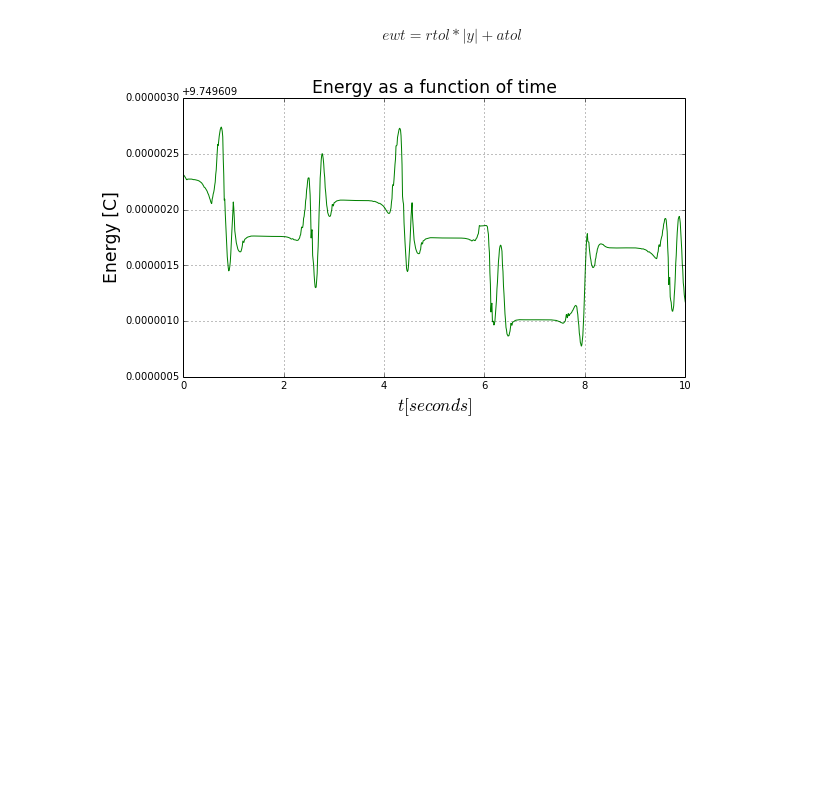
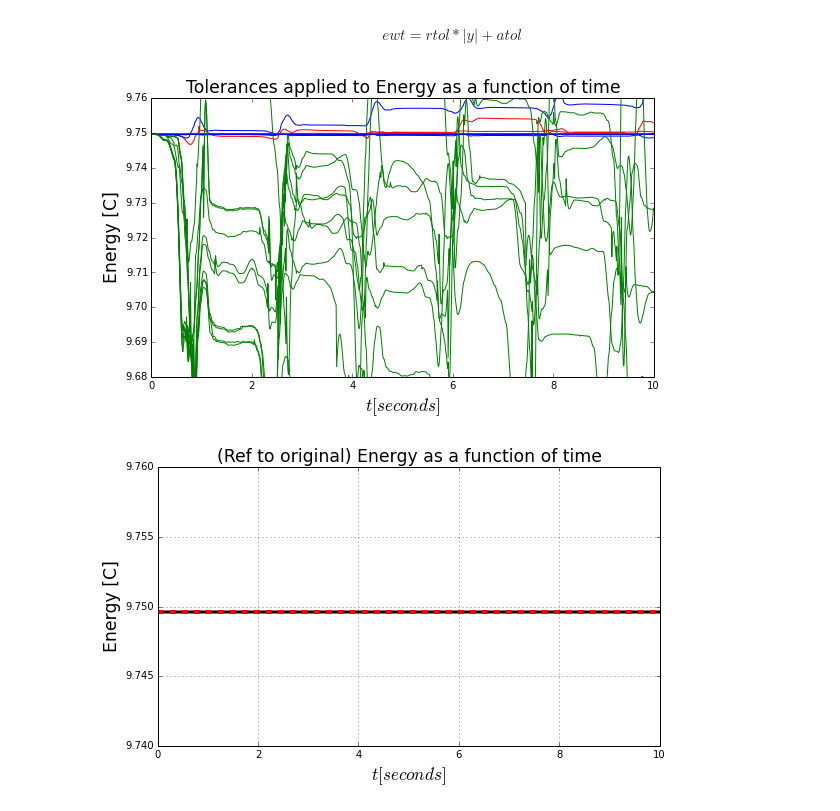
Before and after one commit to joknowle/PHYS202-S14, a Jupyter notebook: SciPy/ODEExercises.ipynb, the cells around one changed output. Cells and saved outputs as stored; diff of their text form; code cells hidden in the pictures; blank space fills up the shorter version.

```diff
--- a/SciPy/ODEExercises.ipynb
+++ b/SciPy/ODEExercises.ipynb
@@ -187,27 +212,61 @@ $$ewt = rtol * |y| + atol$$
 #help(odeint)
 # %%
 #Better E values --
+t = np.arange(0.,10.+0.01,0.01)
 
 plt.figure(figsize=(9, 5), dpi=180)
 plt.subplot(1, 1, 1)
+plt.ylim(9.68,9.76)
 
-E_m = g * ell * (1. - np.cos(theta[:,0])) + .5 * ell**2.0 * (theta[:,1])**2.0
+for tol in 1e-4, 1e-5, 1e-6, 1e-7, 1e-8, 1e-9, 1e-10, 1e-11, 1e-12, 1e-13:
+    theta0 = odeint(deriv1, theta_init, t, rtol = tol, args=(g, ell))
+    theta1 = odeint(deriv1, theta_init, t, rtol = tol, atol = tol, args=(g, ell))
+    theta2 = odeint(deriv1, theta_init, t, rtol = tol, atol = 1e-2, args=(g, ell))
 
-#for tol in 1e-4, 1e-5, 1e-6, 1e-7, 1e-8, 1e-9, 1e-10, 1e-11, 1e-12, 1e-13:
-#    theta = odeint(deriv1, theta_init, t, rtol = tol, atol = tol, args=(g, ell))
-#    relerror = abs((1.6*e-6 - theta)/(1.6*e-6))
-#    print "Tolerance:", tol, "\n", "Error:", "\n", relerror
+    #relerror0 = abs((1.6*e-6 - theta0)/(1.6*e-6))
+    #relerror1 = abs((1.6*e-6 - theta0)/(1.6*e-6))
+    #relerror2 = abs((1.6*e-6 - theta0)/(1.6*e-6))
 
-# theta = odeint(deriv1, theta_init, t, rtol = 2.5e-13, atol = 1.0e-13, args=(g, ell))
+    #print "Tolerance:", tol, "\n", "Error1:", "\n", relerror0, "\n", "Error2:", "\n", relerror1, "\n", "Error3:", "\n", relerror2
+    E_m0 = g * ell * (1. - np.cos(theta0[:,0])) + .5 * ell**2.0 * (theta0[:,1])**2.0
+    E_m1 = g * ell * (1. - np.cos(theta1[:,0])) + .5 * ell**2.0 * (theta1[:,1])**2.0
+    E_m2 = g * ell * (1. - np.cos(theta2[:,0])) + .5 * ell**2.0 * (theta2[:,1])**2.0
+
+    plt.plot(t, E_m0, 'r', label="rtol only.")
+    plt.plot(t, E_m1, 'b', label="rtol and atol equal")
+    plt.plot(t, E_m2, 'g', label="variable rtol and atol = 1e-2 ")
+
+
+plt.xlabel(r'$t [seconds]$', fontsize='xx-large')
+plt.ylabel(r'Energy [C]', fontsize='xx-large')
+plt.title('Tolerances applied to Energy as a function of time', fontsize='xx-large')
+plt.show()
+
+########
+
 theta = odeint(deriv1, theta_init, t, args=(g, ell))
+theta_compare = odeint(deriv1, theta_init, t, rtol = 2.5e-13, args=(g, ell))
+
+plt.figure(figsize=(9, 5), dpi=180)
+plt.subplot(1, 1, 1)
+plt.ylim(9.74,9.76)
+
+E_m0 = g * ell * (1. - np.cos(theta[:,0])) + .5 * ell**2.0 * (theta[:,1])**2.0
+E_m1 = g * ell * (1. - np.cos(theta_compare[:,0])) + .5 * ell**2.0 * (theta_compare[:,1])**2.0
+
+
+
+plt.plot(t, E_m0, 'k-', lw=3, label="No tolerance (original plot)")
+plt.plot(t, E_m1, 'r--', lw=4,  label="No tolerance (original plot)")
 
 
 plt.grid()
-plt.plot(t, E_m, 'g')
+#plt.legend(loc="best fit")
 plt.xlabel(r'$t [seconds]$', fontsize='xx-large')
 plt.ylabel(r'Energy [C]', fontsize='xx-large')
-plt.title('Energy as a function of time', fontsize='xx-large')
+plt.title('(Ref to original) Energy as a function of time', fontsize='xx-large')
 
 plt.show()
 # %% [output]
-[figure, old version]
+[figure, new version]
+[figure, added]
```
Also changed, not shown: parts of 11 cells of this notebook, 4 other files.
